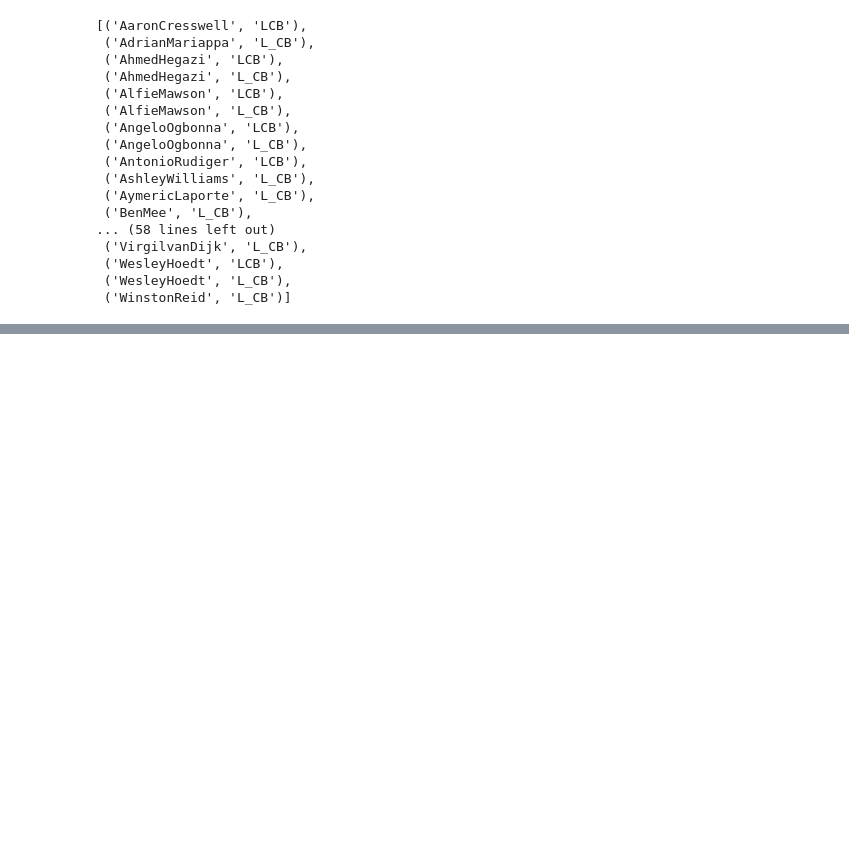
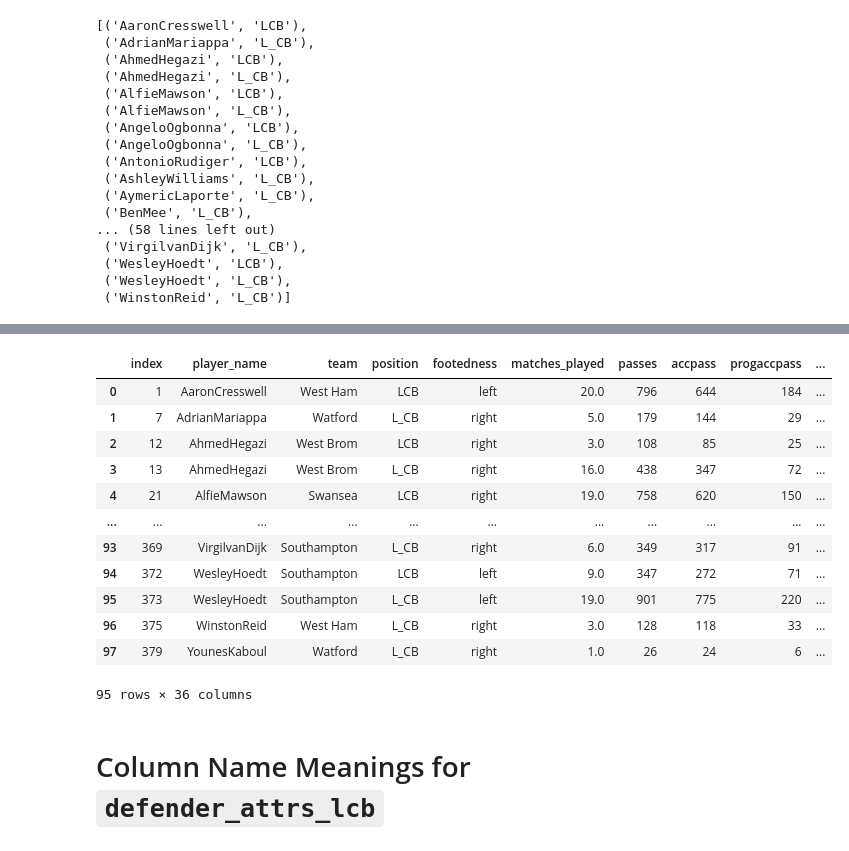
Before and after one commit to grovershreyf9t/FootballPlayerFootedness, a Jupyter notebook: code/footedness - defender_wise_prog_vaep_regionwise.ipynb, the cells around one changed output, grey strips where cells are left out. Saved outputs shown, nothing was run; the diff lists cells and outputs as text; code cells hidden in the pictures; blank space fills up the shorter version.

```diff
--- a/code/footedness - defender_wise_prog_vaep_regionwise.ipynb
+++ b/code/footedness - defender_wise_prog_vaep_regionwise.ipynb
@@ -466,0 +633,18 @@ plot_preference_value_region(defender_attrs_lcb_plot, result_type = 'inacc')
+# %%
+defender_attrs_lcb
+# %% [output]
+|  | index | player_name | team | position | footedness | matches_played | passes | accpass | progaccpass | ... |
+| 0 | 1 | AaronCresswell | West Ham | LCB | left | 20.0 | 796 | 644 | 184 | ... |
+| 1 | 7 | AdrianMariappa | Watford | L_CB | right | 5.0 | 179 | 144 | 29 | ... |
+| 2 | 12 | AhmedHegazi | West Brom | LCB | right | 3.0 | 108 | 85 | 25 | ... |
+| 3 | 13 | AhmedHegazi | West Brom | L_CB | right | 16.0 | 438 | 347 | 72 | ... |
+| 4 | 21 | AlfieMawson | Swansea | LCB | right | 19.0 | 758 | 620 | 150 | ... |
+| ... | ... | ... | ... | ... | ... | ... | ... | ... | ... | ... |
+| 93 | 369 | VirgilvanDijk | Southampton | L_CB | right | 6.0 | 349 | 317 | 91 | ... |
+| 94 | 372 | WesleyHoedt | Southampton | LCB | left | 9.0 | 347 | 272 | 71 | ... |
+| 95 | 373 | WesleyHoedt | Southampton | L_CB | left | 19.0 | 901 | 775 | 220 | ... |
+| 96 | 375 | WinstonReid | West Ham | L_CB | right | 3.0 | 128 | 118 | 33 | ... |
+| 97 | 379 | YounesKaboul | Watford | L_CB | right | 1.0 | 26 | 24 | 6 | ... |
+95 rows × 36 columns
+# %% [markdown]
+# Column Name Meanings for `defender_attrs_lcb`
```
Also changed, not shown: parts of 50 cells of this notebook, 2 other files.
